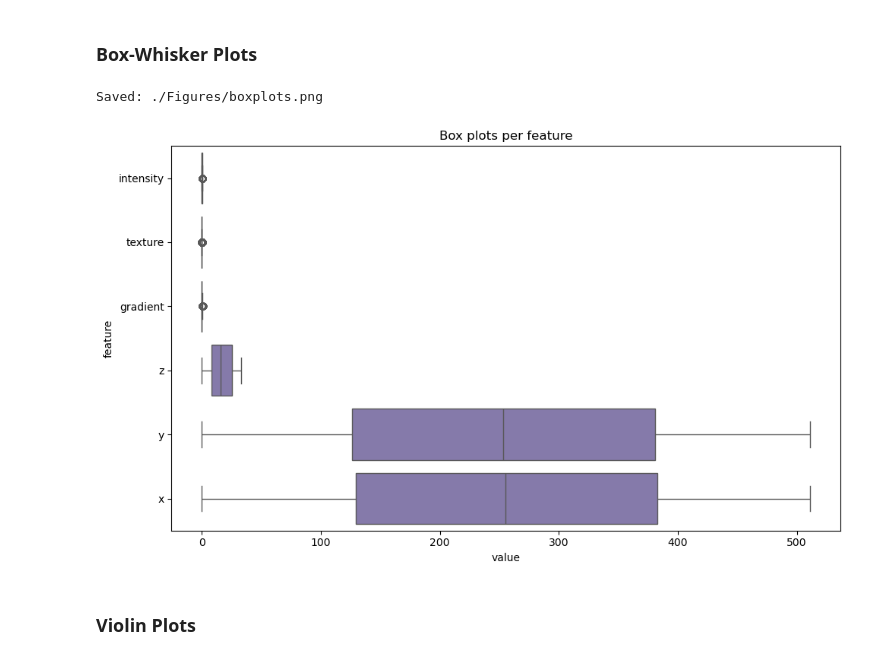
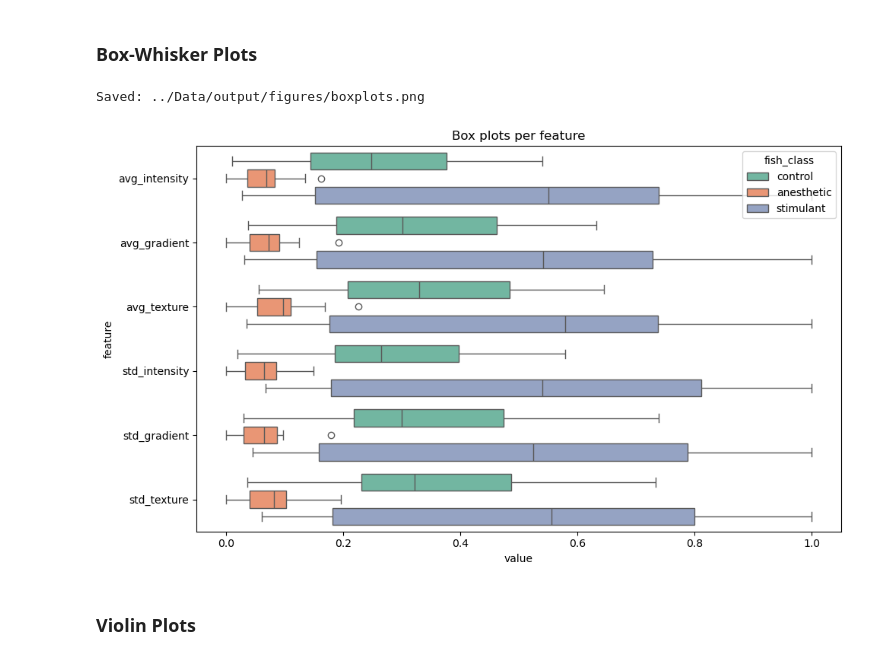
Before and after one commit to arlemoine/CMPS451_Project, a Jupyter notebook: Notebooks/adam.ipynb, the cells around one changed output. Saved outputs shown, nothing was run; the diff lists cells and outputs as text; code cells hidden in the pictures.

```diff
--- a/Notebooks/adam.ipynb
+++ b/Notebooks/adam.ipynb
@@ -269,19 +361,9 @@ Saved: ./Figures/densities.png
 # %% [markdown]
 ### Box-Whisker Plots
-# %%
-melted = viz_df[numeric_cols].melt(var_name='feature', value_name='value')
-plt.figure(figsize=(10, 6))
-sns.boxplot(data=melted, x='value', y='feature', orient='h', color='#8172b2')
-plt.title('Box plots per feature')
-plt.tight_layout()
-fig = plt.gcf()
-out_path = os.path.join(fig_dir, 'boxplots.png')
-fig.savefig(out_path, dpi=300, bbox_inches='tight')
-print(f"Saved: {out_path}")
-plt.show()
-plt.close(fig)
-# %% [output]
-Saved: ./Figures/boxplots.png
-[figure, removed]
+# %%
+plot_boxplots(df_norm, feature_cols, output_figures_dir, class_column="fish_class")
+# %% [output]
+Saved: ../Data/output/figures/boxplots.png
+[figure, added]
 # %% [markdown]
 ### Violin Plots
```
Also changed, not shown: parts of 27 cells of this notebook.
